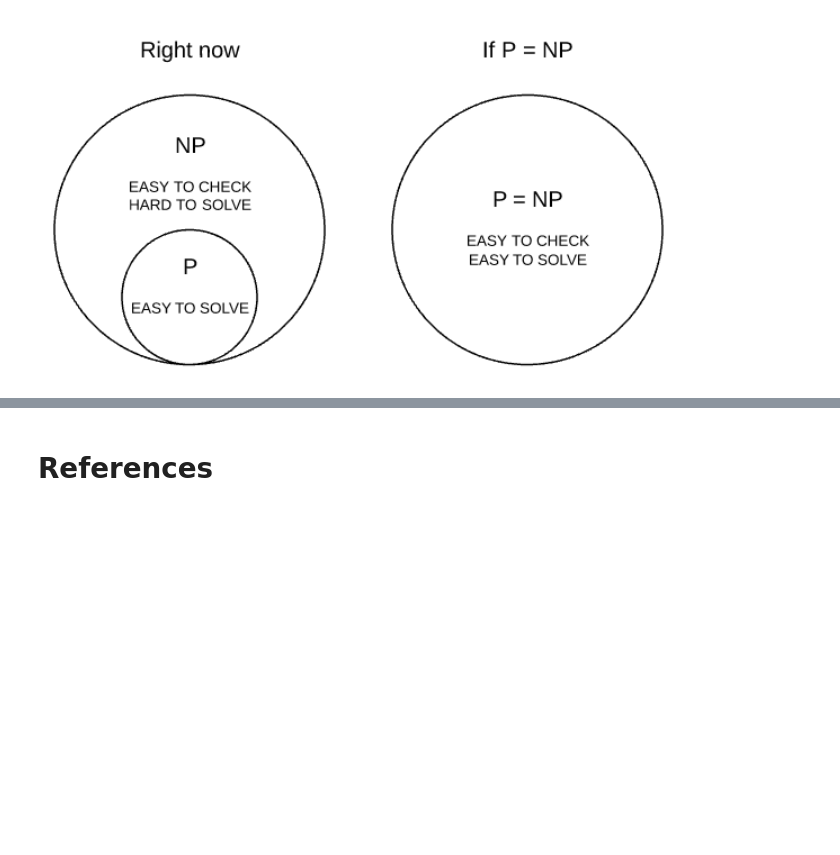
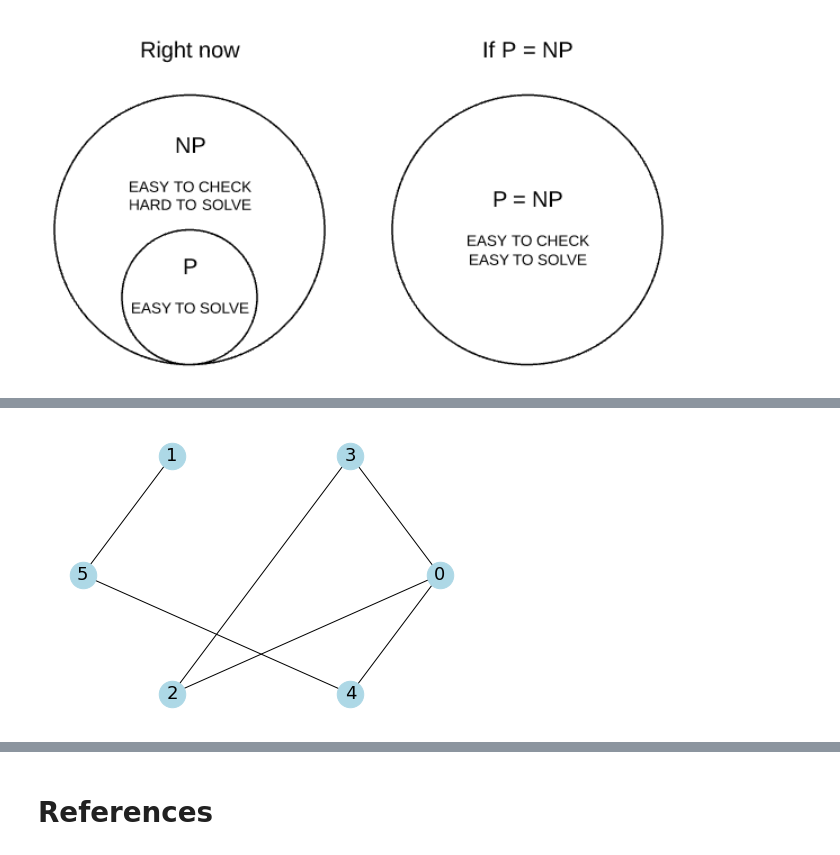
Before and after one commit to Keelan1996/Graph-Theory-Project, a Jupyter notebook: graph-isomorphism.ipynb, the cells around one changed output, grey strips where cells are left out. Cells and saved outputs as stored; diff of their text form; code cells hidden in the pictures; blank space fills up the shorter version.

```diff
--- a/graph-isomorphism.ipynb
+++ b/graph-isomorphism.ipynb
@@ -49,0 +216,20 @@ The below diagram demostartes what I mean:
+# %%
+# two  graphs
+g3 = nx.Graph()
+
+g4 = nx.Graph()
+
+# creates the edges
+e1 = ((0, 3) , (1, 5) , (2, 0) , (3, 2), (4, 0), (5,4))
+
+e2 = ((0, 4) , (1, 0) , (2, 5) , (3, 1), (4, 3), (5,1) )
+
+# adds the edges.
+g3.add_edges_from(e1)
+
+g4.add_edges_from(e2)
+# %%
+# draws graph 3
+nx.draw_circular(g3, **params)
+# %% [output]
+[figure, added]
```
Also changed, not shown: parts of 14 cells of this notebook.
